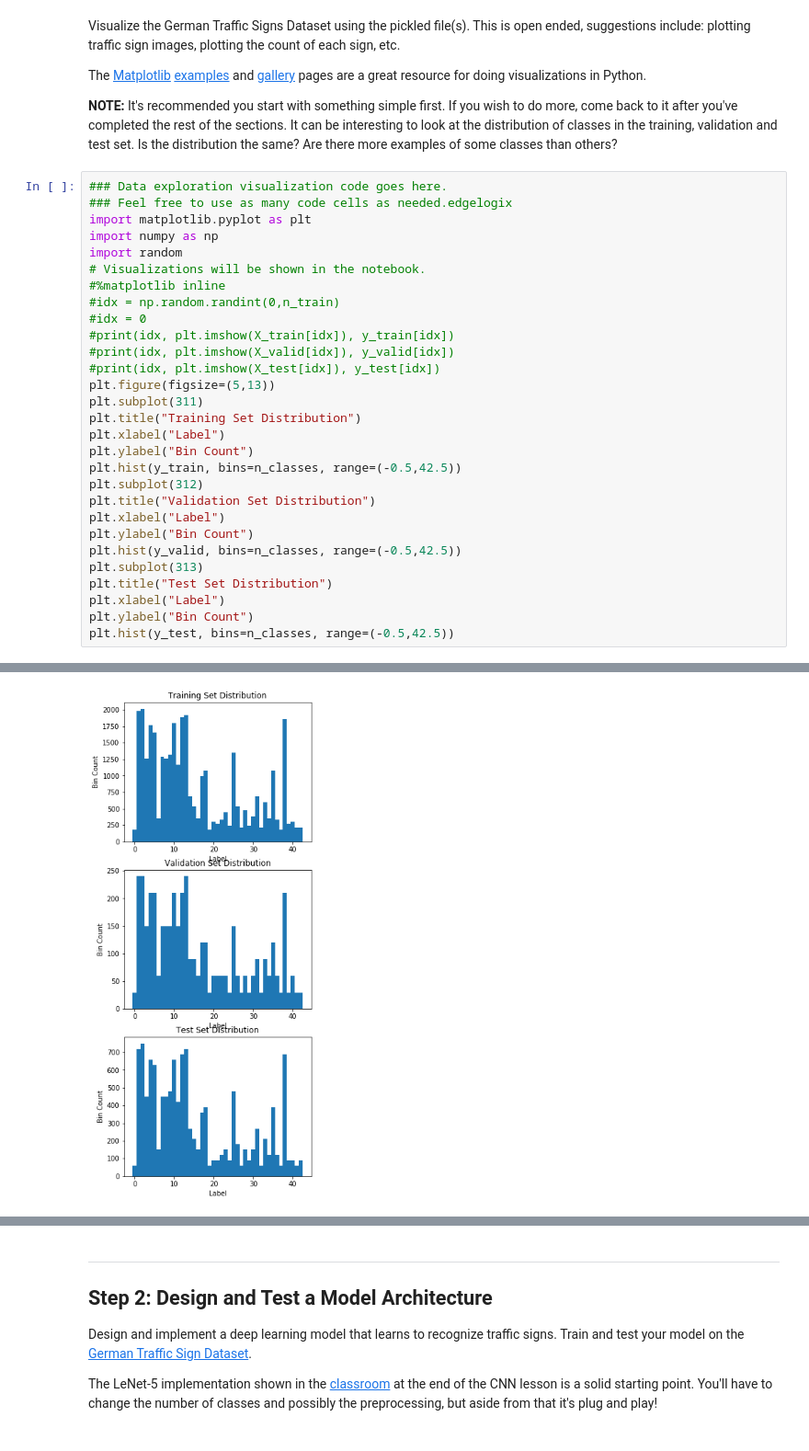
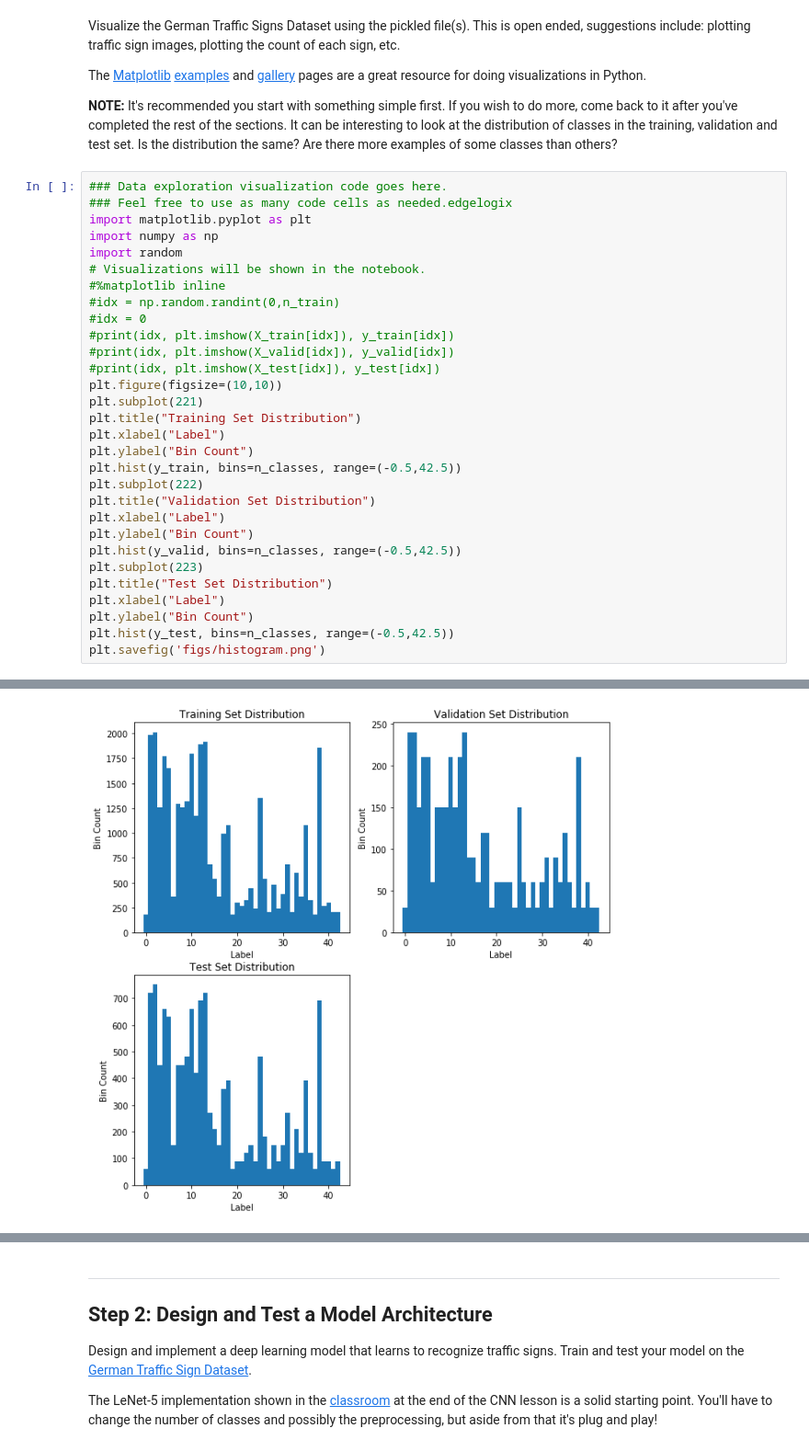
Before and after one commit to PeterTNguyen/CarND-Traffic-Sign-Classifier, a Jupyter notebook: Traffic_Sign_Classifier.ipynb, the cells around one changed output, grey strips where cells are left out. Shown at 92% size. Drawn from its saved outputs; the diff is of its cells as text.

```diff
--- a/Traffic_Sign_Classifier.ipynb
+++ b/Traffic_Sign_Classifier.ipynb
@@ -108,20 +108,21 @@ import random
 #print(idx, plt.imshow(X_train[idx]), y_train[idx])
 #print(idx, plt.imshow(X_valid[idx]), y_valid[idx])
 #print(idx, plt.imshow(X_test[idx]), y_test[idx])
-plt.figure(figsize=(5,13))
-plt.subplot(311)
+plt.figure(figsize=(10,10))
+plt.subplot(221)
 plt.title("Training Set Distribution")
 plt.xlabel("Label")
 plt.ylabel("Bin Count")
 plt.hist(y_train, bins=n_classes, range=(-0.5,42.5))
-plt.subplot(312)
+plt.subplot(222)
 plt.title("Validation Set Distribution")
 plt.xlabel("Label")
 plt.ylabel("Bin Count")
 plt.hist(y_valid, bins=n_classes, range=(-0.5,42.5))
-plt.subplot(313)
+plt.subplot(223)
 plt.title("Test Set Distribution")
 plt.xlabel("Label")
 plt.ylabel("Bin Count")
 plt.hist(y_test, bins=n_classes, range=(-0.5,42.5))
+plt.savefig('figs/histogram.png')
 # %% [output]
@@ -139,4 +129,4 @@ plt.hist(y_test, bins=n_classes, range=(-0.5,42.5))
-[figure, old version]
+[figure, new version]
 # %%
 #Plot all traffic signs with labels
 import csv
```
Also changed, not shown: parts of 13 cells of this notebook, 15 other files.
